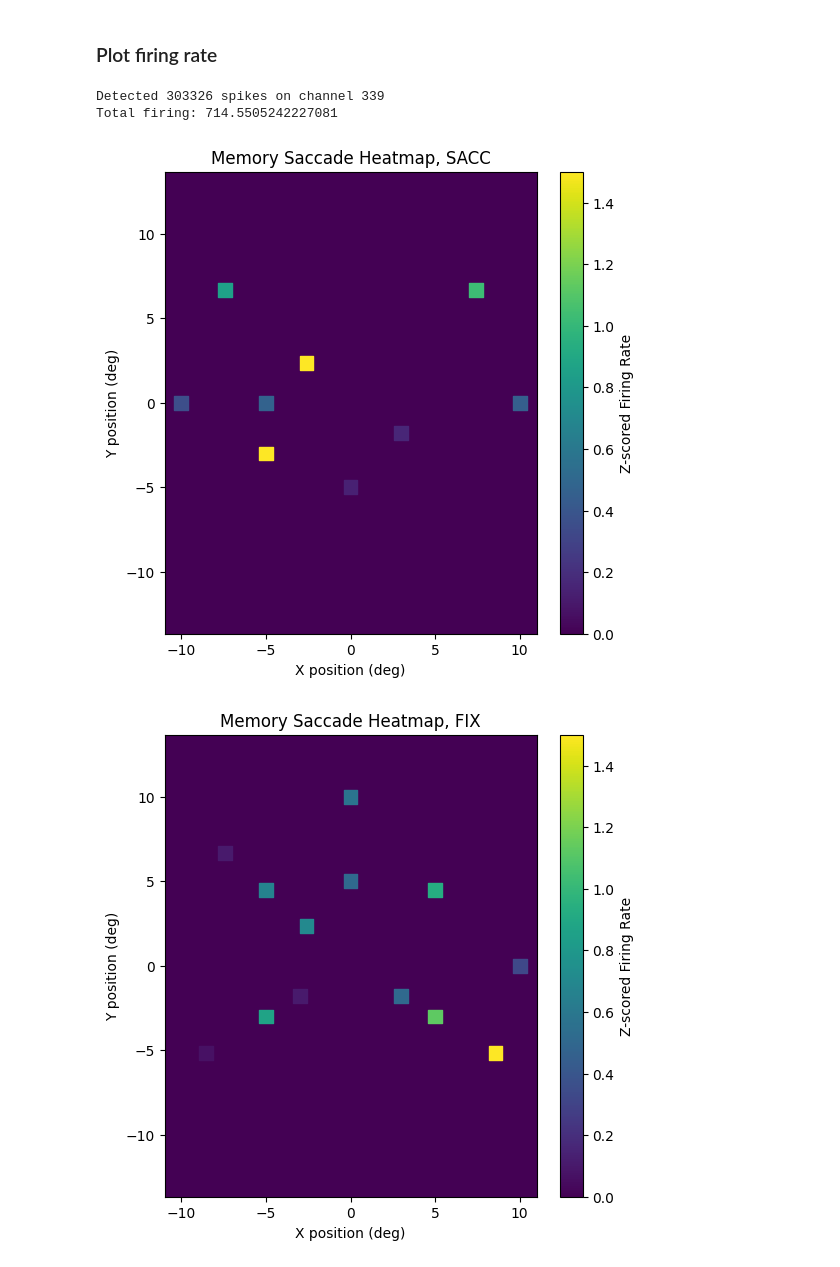
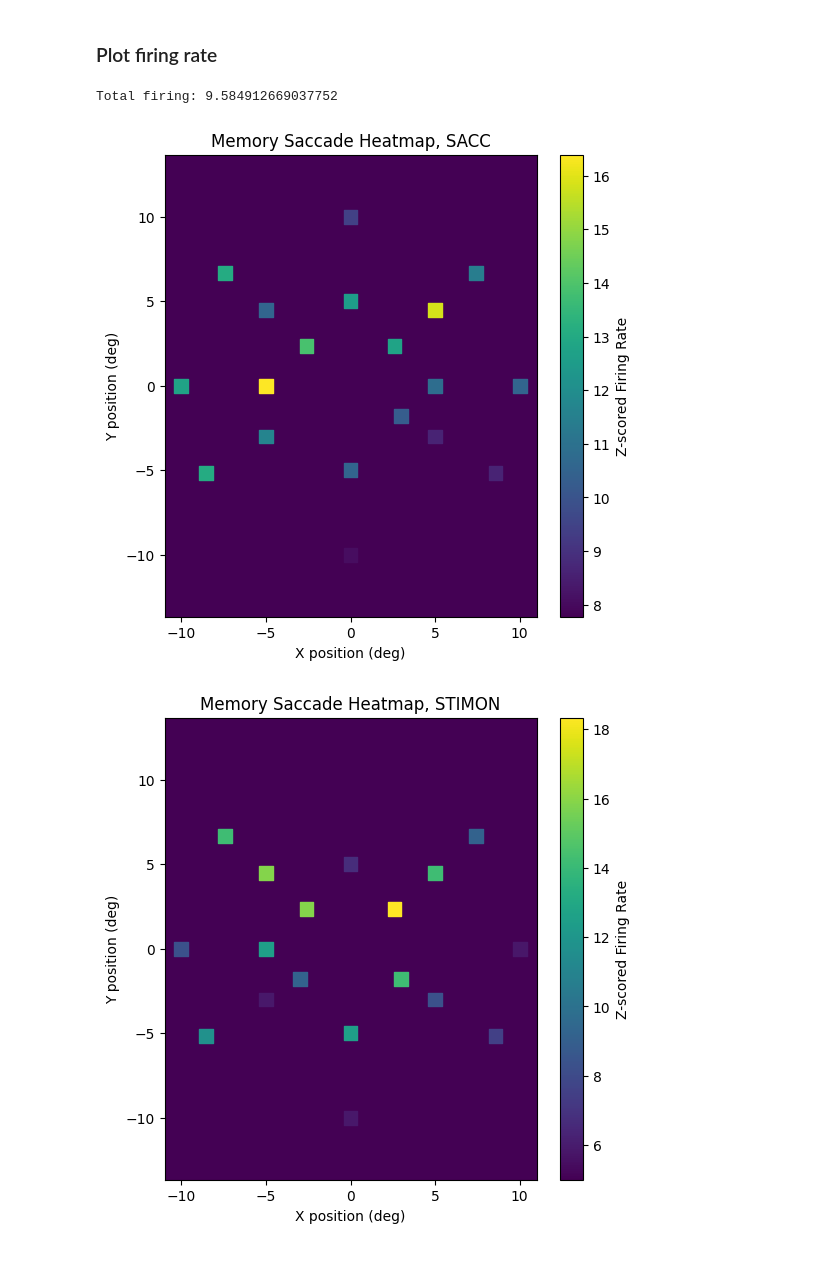
Before and after one commit to j1155665/Neural-Analysis, a Jupyter notebook: neuralpipeline/notebook/OpenEphysOnlinePlotting.ipynb, the cells around one changed output. Cells and saved outputs as stored; diff of their text form; code cells hidden in the pictures.

```diff
--- a/neuralpipeline/notebook/OpenEphysOnlinePlotting.ipynb
+++ b/neuralpipeline/notebook/OpenEphysOnlinePlotting.ipynb
@@ -28,13 +28,13 @@ angles[[17, 18, 19]] = 329
 
 ########### Plot Settings #############
 
-align_info_list = [{'event': 'SACC', 'pre': -0.5, 'post': 0.1},
-                   { 'event': 'FIX', 'pre': -0.1, 'post': 0.5}]
+align_info_list = [{'event': 'STIMON', 'pre': -0.1, 'post': 0.1},
+                   { 'event': 'STIMON', 'pre': 0.1, 'post': 0.5},
+                   { 'event': 'SACC', 'pre': -0.5, 'post': 0.1}]
 
 ###### variable changed by blocks #############
-base_dir = r"C:\Users\fetschlab\Documents\Open Ephys\2025-07-18_13-43-50\Record Node 101\experiment6\recording3"
-electrode_id = None
-channel = 339
+base_dir = r"C:\Users\fetschlab\Documents\Open Ephys\2025-07-24_13-46-22\Record Node 111\experiment2\recording2"
+electrode_id = 3
 # %% [markdown]
 ### Load data
 # %%
@@ -54,20 +55,21 @@ Parsed 123 trials, 120 good trials.
 # %% [markdown]
 ### Plot firing rate
 # %%
+
+channel = 380
 if electrode_id is None:
     data.get_spike_times(channel, threshold=-65)
 
-    total_firing = len(data.spike_times) / (data.ttl_timestamps[-1] - data.ttl_timestamps[0])
-    print(r"Total firing:", total_firing)
-    if 1 <= total_firing:
-        for align_info in align_info_list:
-            try:
-                avg_firing_rates = data.avg_firing_rate(align_info)
-                data.plot_avg_firing_rate_heatmap(align_info, avg_firing_rates, eccs, angles)
-            except IndexError:
-                print(f"No spikes detected for event {align_info['event']}. Skipping.")
+total_firing = len(data.spike_times) / (data.ttl_timestamps[-1] - data.ttl_timestamps[0])
+print(r"Total firing:", total_firing)
+if 1 <= total_firing:
+    for align_info in align_info_list:
+        try:
+            avg_firing_rates = data.avg_firing_rate(align_info)
+            data.plot_avg_firing_rate_heatmap(align_info, avg_firing_rates, eccs, angles)
+        except IndexError:
+            print(f"No spikes detected for event {align_info['event']}. Skipping.")
 # %% [output]
-Detected 303326 spikes on channel 339
-Total firing: 714.5505242227081
+Total firing: 9.584912669037752
-[figure, old version]
+[figure, new version]
-[figure, old version]
+[figure, new version]
```
Also changed, not shown: parts of 1 cell of this notebook.
